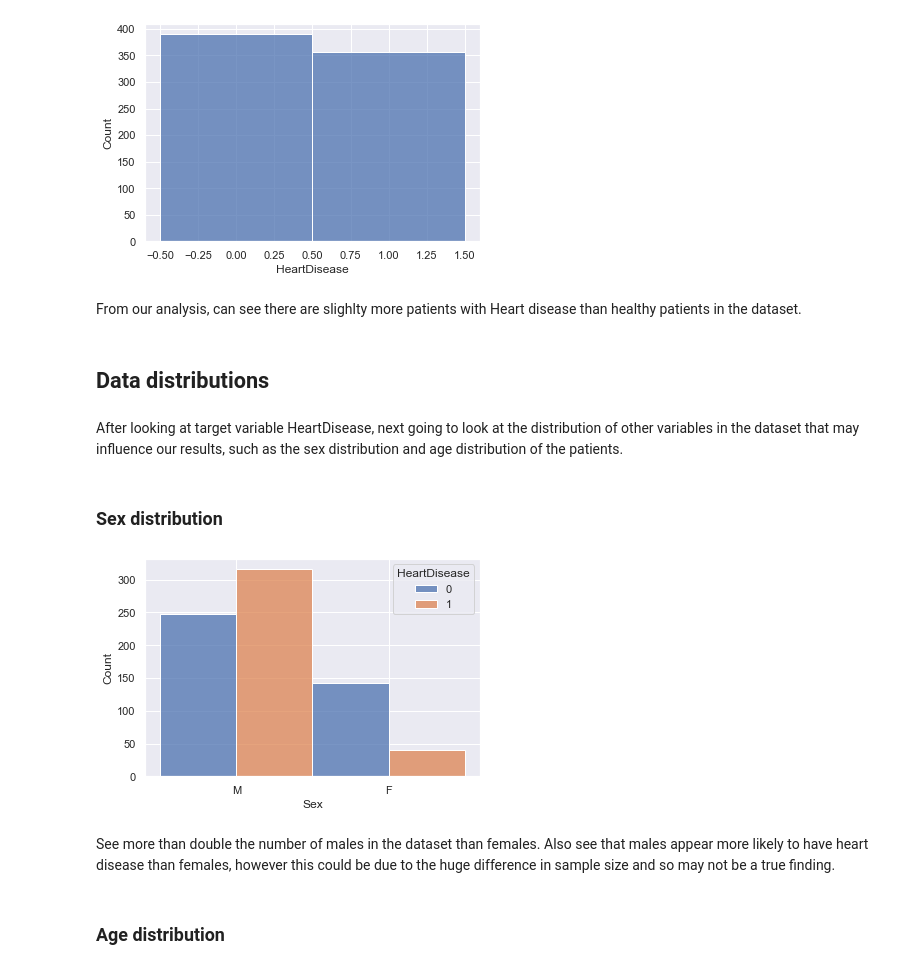
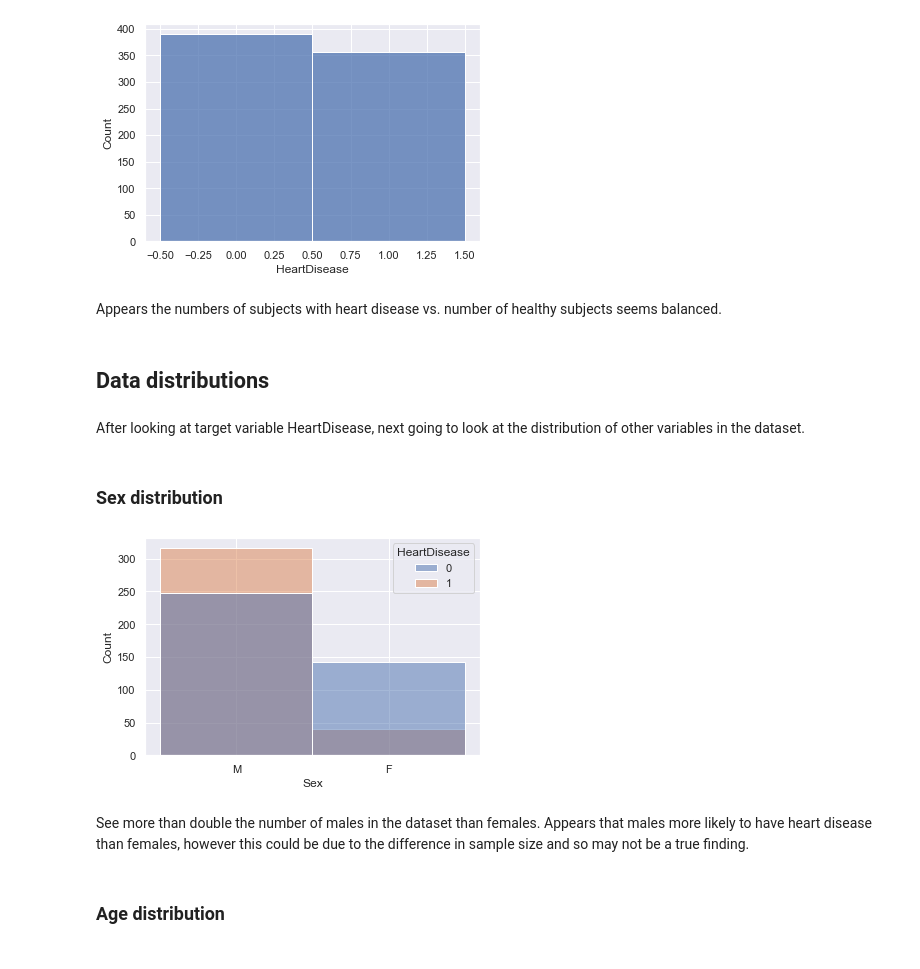
Before and after one commit to EmilyStonelake/DataScience_2021, a Jupyter notebook: DataScienceAssessment.ipynb, the cells around one changed output. Cells and saved outputs as stored; diff of their text form; code cells hidden in the pictures.

```diff
--- a/DataScienceAssessment.ipynb
+++ b/DataScienceAssessment.ipynb
@@ -150,22 +151,22 @@ plt.show()
 # %% [output]
 [figure]
 # %% [markdown]
-From our analysis, can see there are slighlty more patients with Heart disease than healthy patients in the dataset.
+Appears the numbers of subjects with heart disease vs. number of healthy subjects seems balanced.
 # %% [markdown]
 ## Data distributions ##
 # %% [markdown]
-After looking at target variable HeartDisease, next going to look at the distribution of other variables in the dataset that may influence our results, such as the sex distribution and age distribution of the patients.
+After looking at target variable HeartDisease, next going to look at the distribution of other variables in the dataset.
 # %% [markdown]
 ### Sex distribution ###
 # %%
 sns.set(style="darkgrid")
-sns.histplot(HeartDataset, x="Sex", hue="HeartDisease", multiple="dodge")
+sns.histplot(HeartDataset, x="Sex", hue="HeartDisease")
 plt.show()
 # %% [output]
-[figure, old version]
+[figure, new version]
 # %% [markdown]
 See more than double the number of males in the dataset than females.
-Also see that males appear more likely to have heart disease than females, however this could be due to the huge difference in sample size and so may not be a true finding.
+Appears that males more likely to have heart disease than females, however this could be due to the difference in sample size and so may not be a true finding.
 # %% [markdown]
 ### Age distribution ###
 # %%
```
Also changed, not shown: parts of 109 cells of this notebook, 1 other file.
